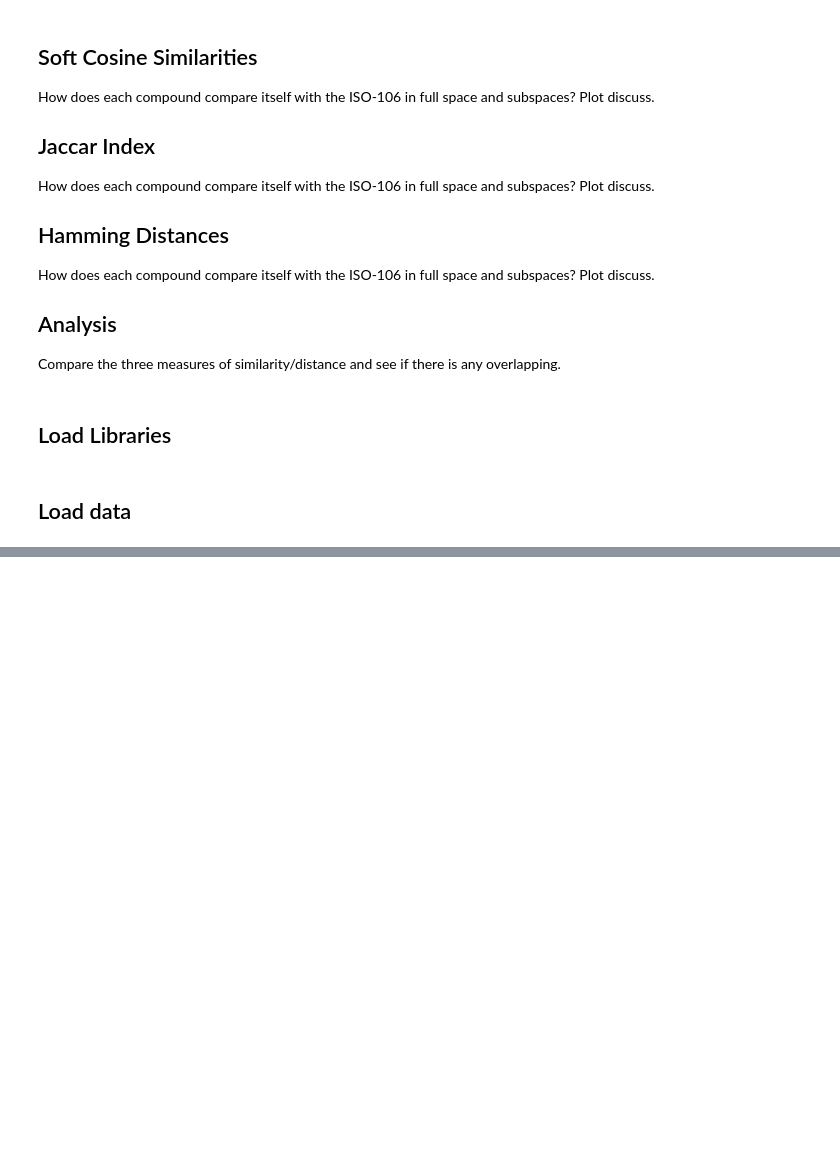
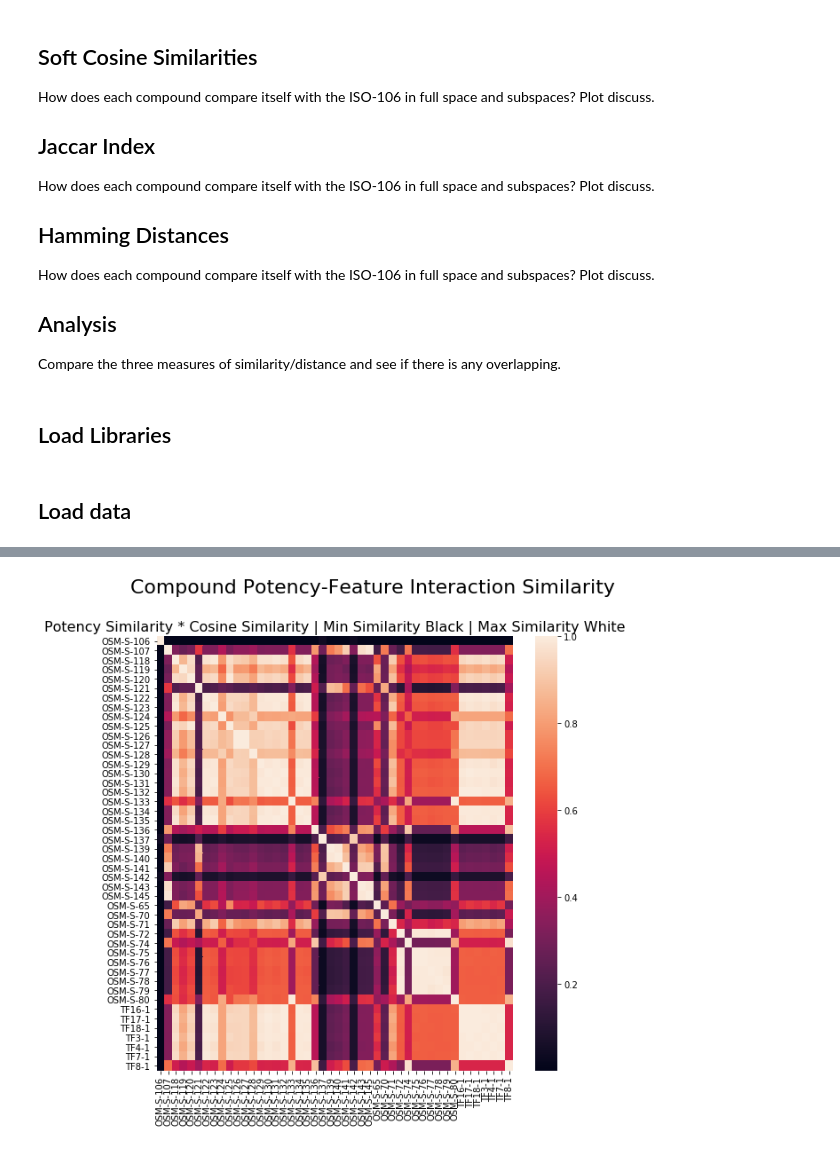
Before and after one commit to conradbm/kcail, a Jupyter notebook: code/2_deeper_findings_/main_similarities.ipynb, the cells around one changed output, grey strips where cells are left out. Drawn from its saved outputs; the diff is of its cells as text; code cells hidden in the pictures; blank space fills up the shorter version.

```diff
--- a/code/2_deeper_findings_/main_similarities.ipynb
+++ b/code/2_deeper_findings_/main_similarities.ipynb
@@ -142,0 +277,15 @@ bigframe
+# %%
+fig, ax = plt.subplots(figsize=(9,9))
+
+sns.heatmap(interaction_matrix,
+            xticklabels=ic50_sim_ratio_matrix.index.tolist(),
+            yticklabels=ic50_sim_ratio_matrix.index.tolist())
+#ax.xaxis.tick_top()
+plt.xticks(rotation=90)
+#ax.set_ylabel(cosine_similarity_matrix.index.tolist(), fontsize=10)
+#ax.set_xlabel(cosine_similarity_matrix.index.tolist(), fontsize=10)
+plt.suptitle("Compound Potency-Feature Interaction Similarity", size=22)
+ax.set_title("Potency Similarity * Cosine Similarity | Min Similarity Black | Max Similarity White", size=16)
+plt.show()
+# %% [output]
+[figure, added]
```
Also changed, not shown: parts of 25 cells of this notebook, 7 other files.
